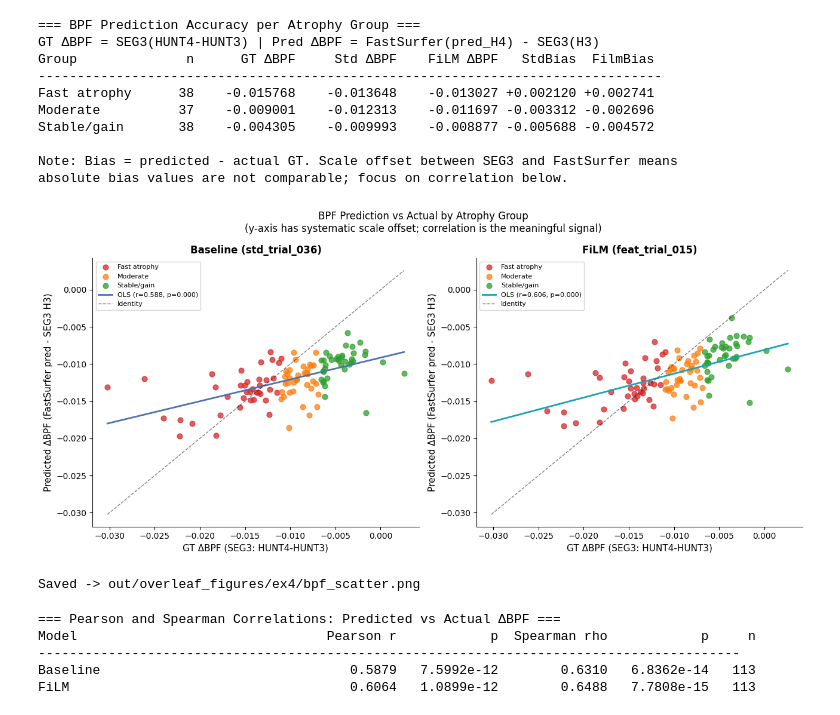
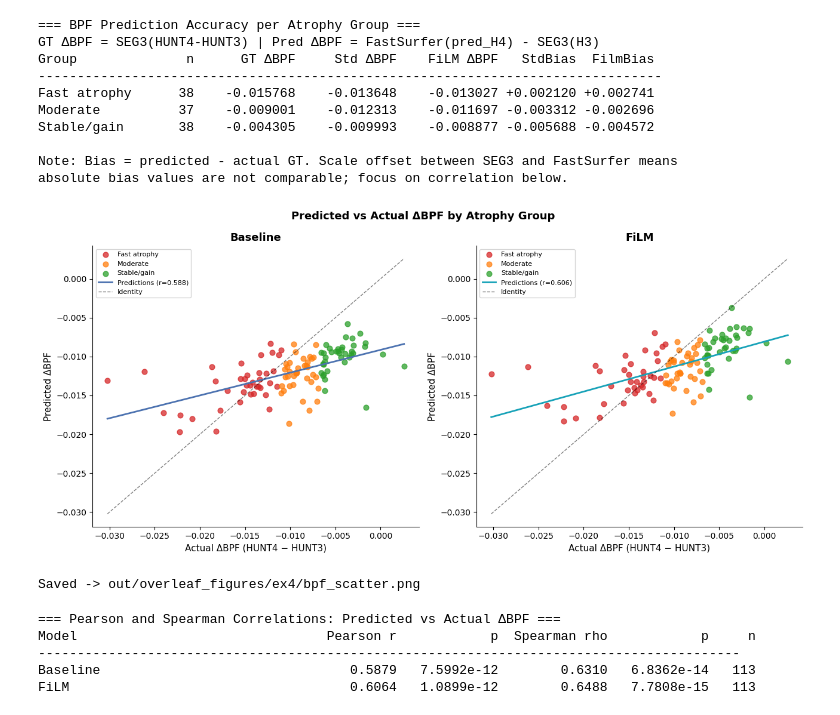
Before and after one commit to flippi321/NTNU-Master-project, a Jupyter notebook: EX4_subsets.ipynb, the cells around one changed output. Saved outputs shown, nothing was run; the diff lists cells and outputs as text; code cells hidden in the pictures.

```diff
--- a/EX4_subsets.ipynb
+++ b/EX4_subsets.ipynb
@@ -513,11 +534,7 @@ Diabetes     Yes                       3<<      0.8415      0.8422       +0.0007
 # %%
-# Full delta table for all 9 metrics
-shortnames = {'ssim_loss':'SSIM','l1_loss':'L1','ssim_l1_loss':'Comb',
-              'dice_GM':'dGM','dice_WM':'dWM','dice_CSF':'dCSF',
-              'vs_GM':'vsGM','vs_WM':'vsWM','vs_CSF':'vsCSF'}
-hdr = f'{"Feature":<10} {"Group":<20} {"n":>4}|'
-for m in METRIC_COLS:
-    hdr += f' {shortnames[m]:>7}'
+# Full delta table — combined loss + per-class Dice  (all: FiLM − Baseline)
+# Comb: lower=better | Dice: higher=better
+hdr = f'{"Feature":<10} {"Group":<20} {"n":>4}|  {"Comb":>7}  {"dGM":>7}  {"dWM":>7}  {"dCSF":>7}'
 print(hdr)
 print('-'*(len(hdr)+5))
 for feat_name, grp_col, order in SUBGROUP_CONFIG:
@@ -527,9 +544,11 @@ for feat_name, grp_col, order in SUBGROUP_CONFIG:
         base_r = sub[sub['model']=='Baseline'].iloc[0]
         film_r = sub[sub['model']=='FiLM'].iloc[0]
         n   = base_r['n']; flg = '*' if n < N_MIN else ' '
-        row = f'{feat_name:<10} {grp:<20} {n:>4}{flg}|'
-        for m in METRIC_COLS:
-            d = film_r[f'mean_{m}'] - base_r[f'mean_{m}']
-            row += f' {d:+7.4f}'
-        print(row)
+
+        d_comb = film_r['mean_ssim_l1_loss'] - base_r['mean_ssim_l1_loss']
+        d_gm   = film_r['mean_dice_GM']  - base_r['mean_dice_GM']
+        d_wm   = film_r['mean_dice_WM']  - base_r['mean_dice_WM']
+        d_csf  = film_r['mean_dice_CSF'] - base_r['mean_dice_CSF']
+
+        print(f'{feat_name:<10} {grp:<20} {n:>4}{flg}|  {d_comb:+7.4f}  {d_gm:+7.4f}  {d_wm:+7.4f}  {d_csf:+7.4f}')
 # %% [output]
@@ -852,37 +871,35 @@ absolute bias values are not comparable; focus on correlation below.
 # %%
 GROUP_COLORS = {'Fast atrophy':'#d62728', 'Moderate':'#ff7f0e', 'Stable/gain':'#2ca02c'}
 fig, axes = plt.subplots(1, 2, figsize=(13, 6))
 
 for ax, (pred_col, label, color) in zip(axes, [
-    ('dbpf_std_fs',  'Baseline (std_trial_036)', STD_COLOR),
-    ('dbpf_film_fs', 'FiLM (feat_trial_015)',   FILM_COLOR)]):
+    ('dbpf_std_fs',  'Baseline', STD_COLOR),
+    ('dbpf_film_fs', 'FiLM',     FILM_COLOR)]):
     valid = bpf_test.dropna(subset=['dbpf_gt_seg3', pred_col, 'atrophy_group'])
     x, y  = valid['dbpf_gt_seg3'].values, valid[pred_col].values
     grps  = valid['atrophy_group'].values
     for g in atrophy_order:
         m = grps == g
         ax.scatter(x[m], y[m], color=GROUP_COLORS[g], label=g, s=40, alpha=0.75)
     if len(x) > 2:
         sl, ic, rv, pv, _ = stats.linregress(x, y)
         xl = np.linspace(x.min(), x.max(), 100)
-        ax.plot(xl, sl*xl+ic, color=color, lw=2, label=f'OLS (r={rv:.3f}, p={pv:.3f})')
+        ax.plot(xl, sl*xl+ic, color=color, lw=2, label=f'Predictions (r={rv:.3f})')
     lo = min(x.min(), y.min()); hi = max(x.max(), y.max())
-    ax.plot([lo,hi],[lo,hi],'k--',lw=1,alpha=0.5,label='Identity')
-    ax.set_xlabel('GT ΔBPF (SEG3: HUNT4-HUNT3)', fontsize=11)
-    ax.set_ylabel('Predicted ΔBPF (FastSurfer pred - SEG3 H3)', fontsize=11)
-    ax.set_title(label, fontsize=12, fontweight='bold')
+    ax.plot([lo, hi], [lo, hi], 'k--', lw=1, alpha=0.5, label='Identity')
+    ax.set_xlabel('Actual ΔBPF (HUNT4 − HUNT3)', fontsize=11)
+    ax.set_ylabel('Predicted ΔBPF', fontsize=11)
+    ax.set_title(label, fontsize=13, fontweight='bold')
     ax.legend(fontsize=8)
-    ax.spines[['top','right']].set_visible(False)
+    ax.spines[['top', 'right']].set_visible(False)
 
-fig.suptitle('BPF Prediction vs Actual by Atrophy Group\n'
-             '(y-axis has systematic scale offset; correlation is the meaningful signal)',
-             fontsize=12)
+fig.suptitle('Predicted vs Actual ΔBPF by Atrophy Group', fontsize=13, fontweight='bold')
 plt.tight_layout()
 plt.savefig(FIG_DIR / 'bpf_scatter.png', dpi=150, bbox_inches='tight')
 plt.show()
 print(f'Saved -> {FIG_DIR}/bpf_scatter.png')
 # %% [output]
-[figure, old version]
+[figure, new version]
 Saved -> out/overleaf_figures/ex4/bpf_scatter.png
 # %%
 print('=== Pearson and Spearman Correlations: Predicted vs Actual ΔBPF ===')
```
Also changed, not shown: parts of 8 cells of this notebook.
